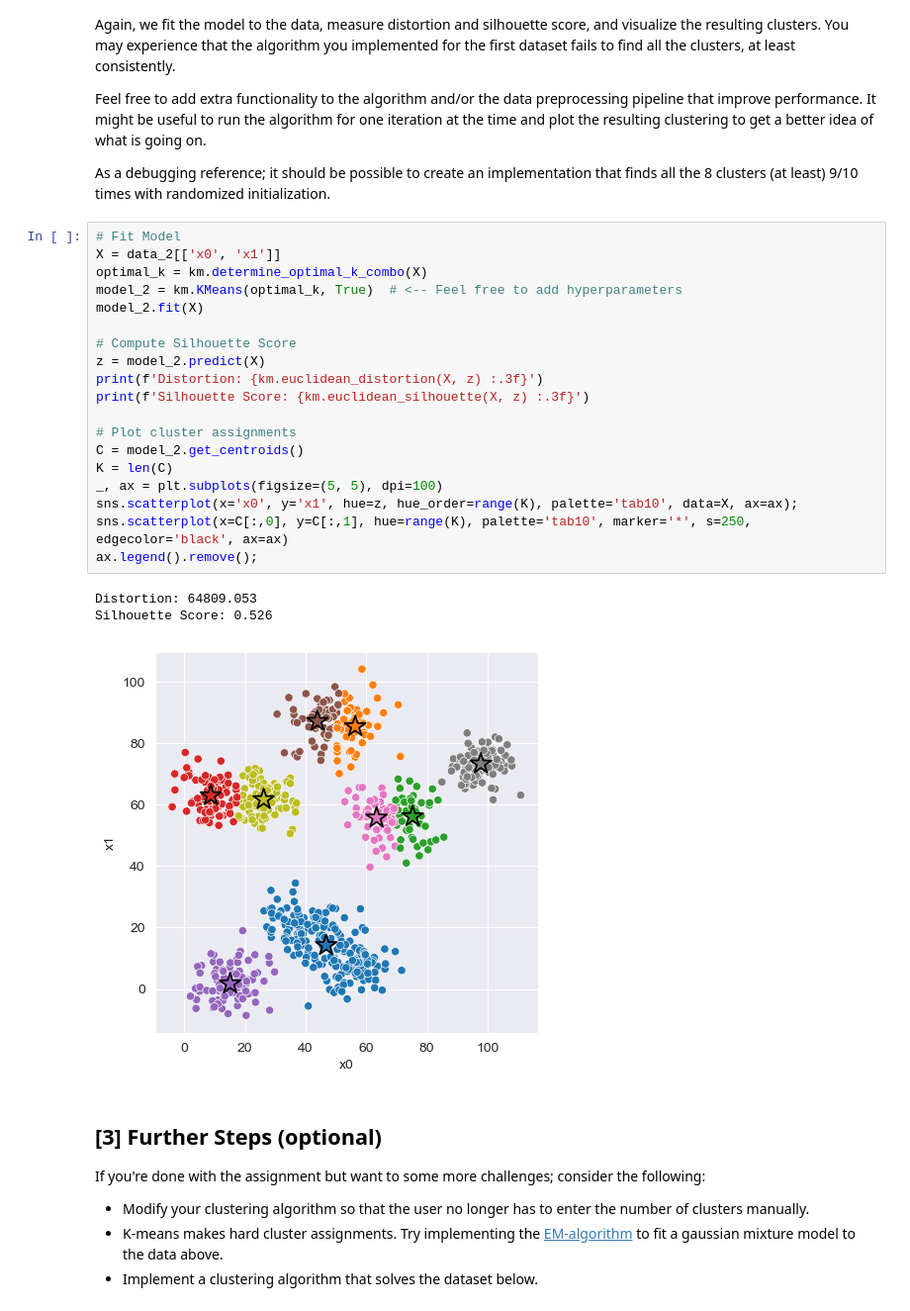
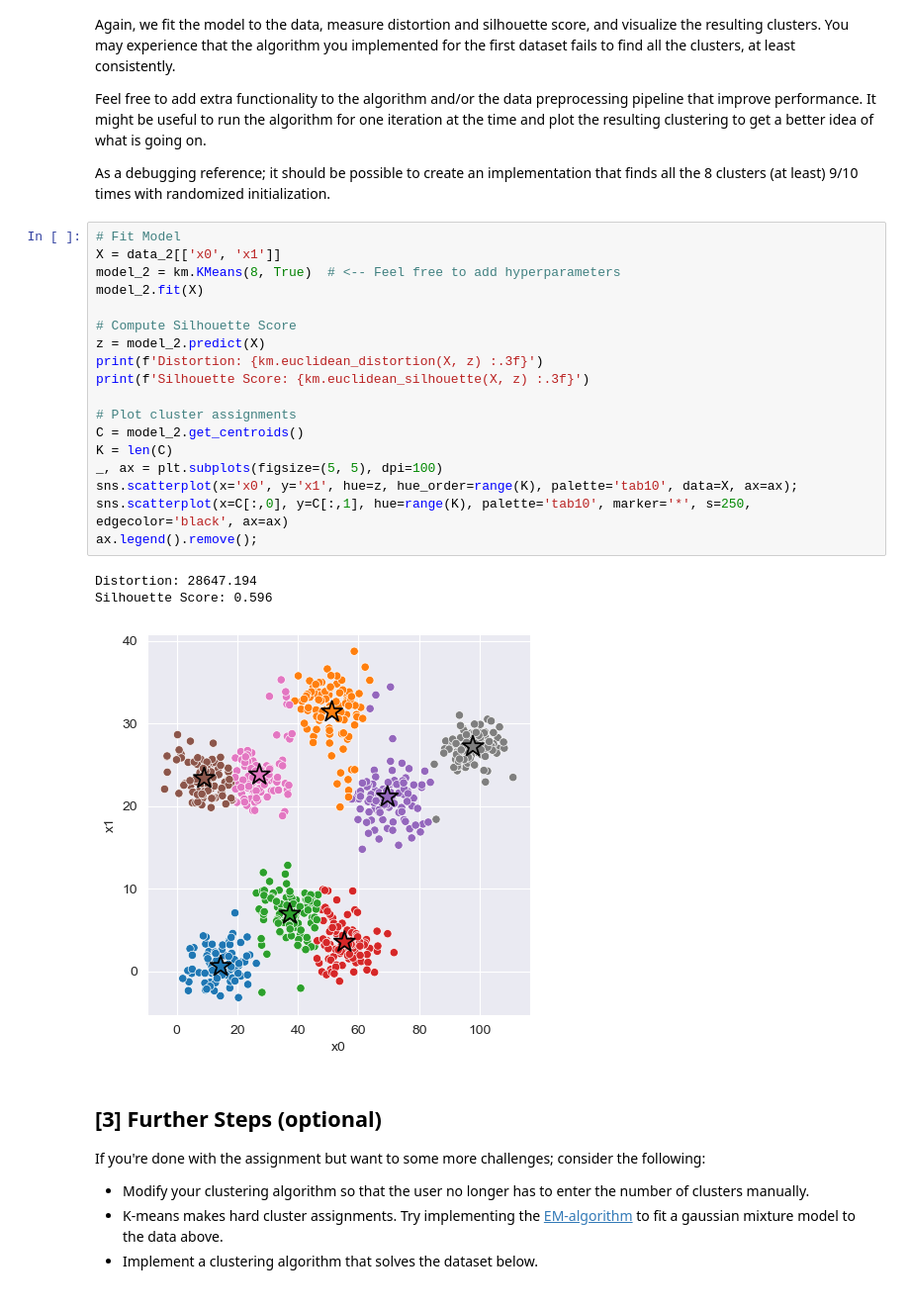
Before and after one commit to eirivarn/Machine_Learning_Intro, a Jupyter notebook: k_means/experiment.ipynb, the cells around one changed output. Shown at 99% size. Drawn from its saved outputs; the diff is of its cells as text.

```diff
--- a/k_means/experiment.ipynb
+++ b/k_means/experiment.ipynb
@@ -127,26 +127,25 @@ As a debugging reference; it should be possible to create an implementation that
 # %%
 # Fit Model
 X = data_2[['x0', 'x1']]
-optimal_k = km.determine_optimal_k_combo(X)
-model_2 = km.KMeans(optimal_k, True)  # <-- Feel free to add hyperparameters
+model_2 = km.KMeans(8, True)  # <-- Feel free to add hyperparameters
 model_2.fit(X)
 
 # Compute Silhouette Score
 z = model_2.predict(X)
 print(f'Distortion: {km.euclidean_distortion(X, z) :.3f}')
 print(f'Silhouette Score: {km.euclidean_silhouette(X, z) :.3f}')
 
 # Plot cluster assignments
 C = model_2.get_centroids()
 K = len(C)
 _, ax = plt.subplots(figsize=(5, 5), dpi=100)
 sns.scatterplot(x='x0', y='x1', hue=z, hue_order=range(K), palette='tab10', data=X, ax=ax);
 sns.scatterplot(x=C[:,0], y=C[:,1], hue=range(K), palette='tab10', marker='*', s=250, edgecolor='black', ax=ax)
 ax.legend().remove();
 # %% [output]
-Distortion: 64809.053
-Silhouette Score: 0.526
+Distortion: 28647.194
+Silhouette Score: 0.596
-[figure, old version]
+[figure, new version]
 # %% [markdown]
 ## [3] Further Steps (optional)
 
```
Also changed, not shown: parts of 1 cell of this notebook, 3 other files.
